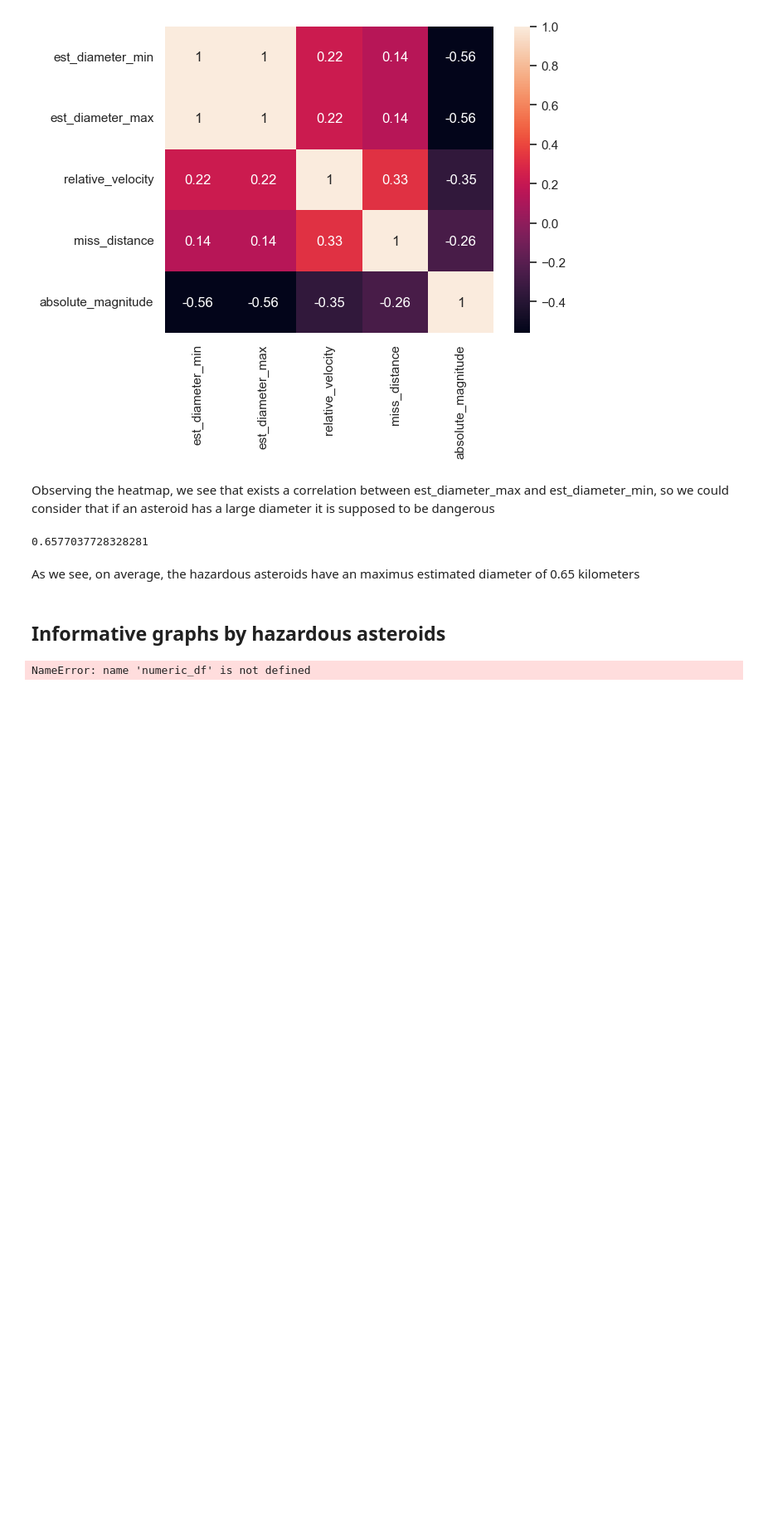
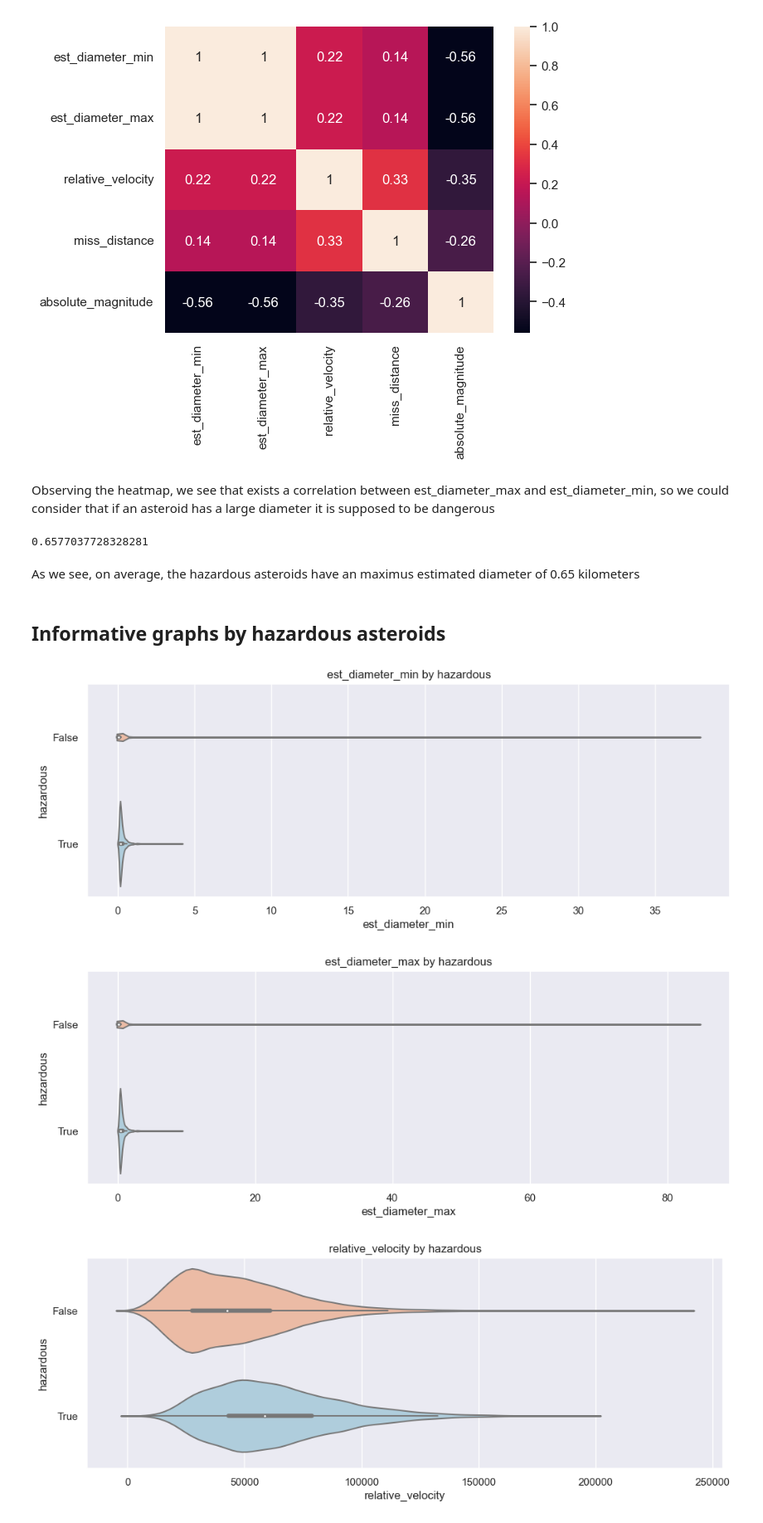
Before and after one commit to francoalarcon00/NASA-Nearest-Earth-Objects, a Jupyter notebook: data_analysis.ipynb, the cells around one changed output. Shown at 83% size. Saved outputs shown, nothing was run; the diff lists cells and outputs as text; code cells hidden in the pictures; blank space fills up the shorter version.

```diff
--- a/data_analysis.ipynb
+++ b/data_analysis.ipynb
@@ -148,10 +148,12 @@ hazardous_asteoroids_df
 # %% [markdown]
 <h2>Informative graphs by hazardous asteroids</h2>
 # %%
-for k in numeric_df:
+for k in numeric_values:
     plt.figure(figsize=(12,4))
     sns.violinplot(data=df, x=k, y='hazardous', orient='h', palette='RdBu')
     title = k +' by hazardous'
     plt.title(title)
 # %% [output]
-NameError: name 'numeric_df' is not defined
+[figure, added]
+[figure, added]
+[figure, added]
```
Also changed, not shown: parts of 1 cell of this notebook.
